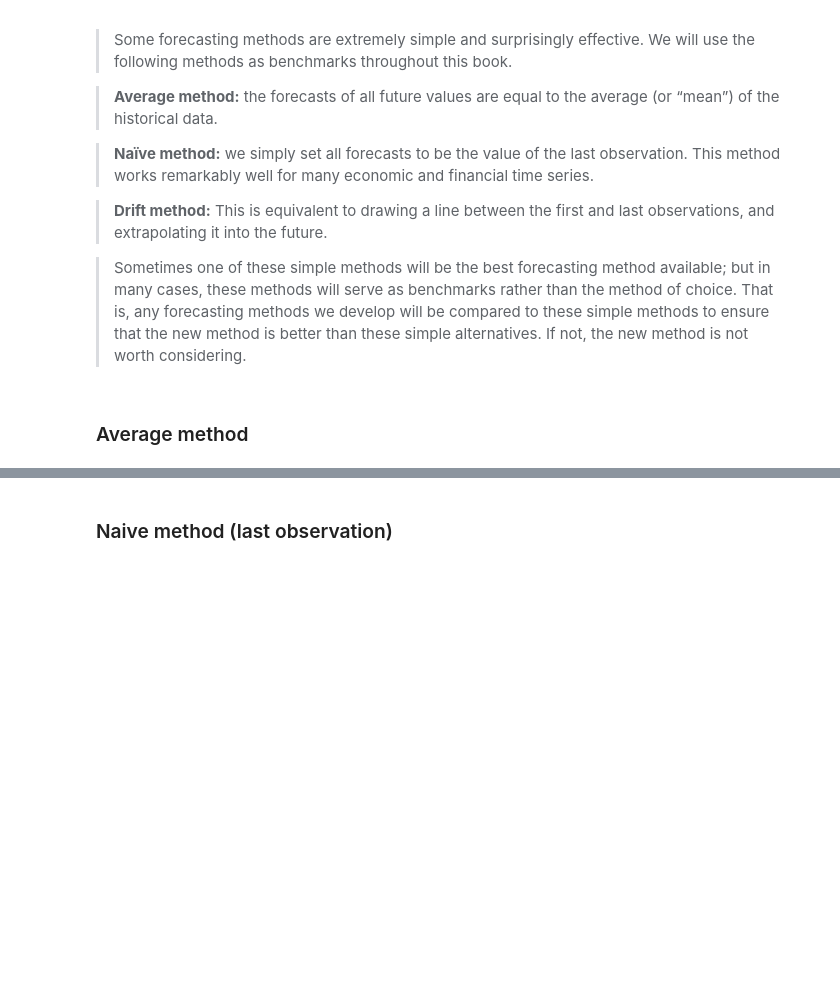
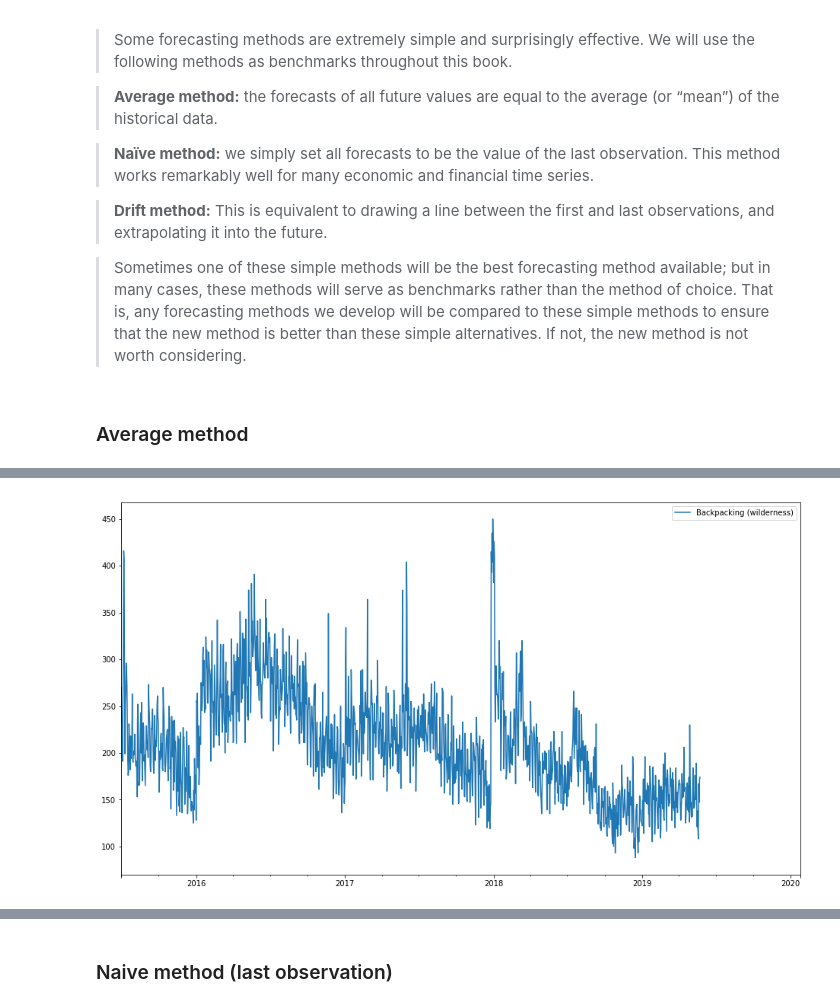
Before and after one commit to bloominstituteoftechnology/DS-Unit-2-Regression-1, a Jupyter notebook: module1-making-forecasts/making_forecasts_lesson.ipynb, the cells around one changed output, grey strips where cells are left out. Cells and saved outputs as stored; diff of their text form; code cells hidden in the pictures; blank space fills up the shorter version.

```diff
--- a/module1-making-forecasts/making_forecasts_lesson.ipynb
+++ b/module1-making-forecasts/making_forecasts_lesson.ipynb
@@ -50,0 +77,5 @@ If you're using Colab and you downloaded a CSV file, you can follow [this post b
+# %%
+df = df.reindex(pd.date_range(start='2015-07-01', end='2020-01-25'))
+df.plot(figsize=(16, 9));
+# %% [output]
+[figure, added]
```
Also changed, not shown: parts of 16 cells of this notebook, 4 other files.
